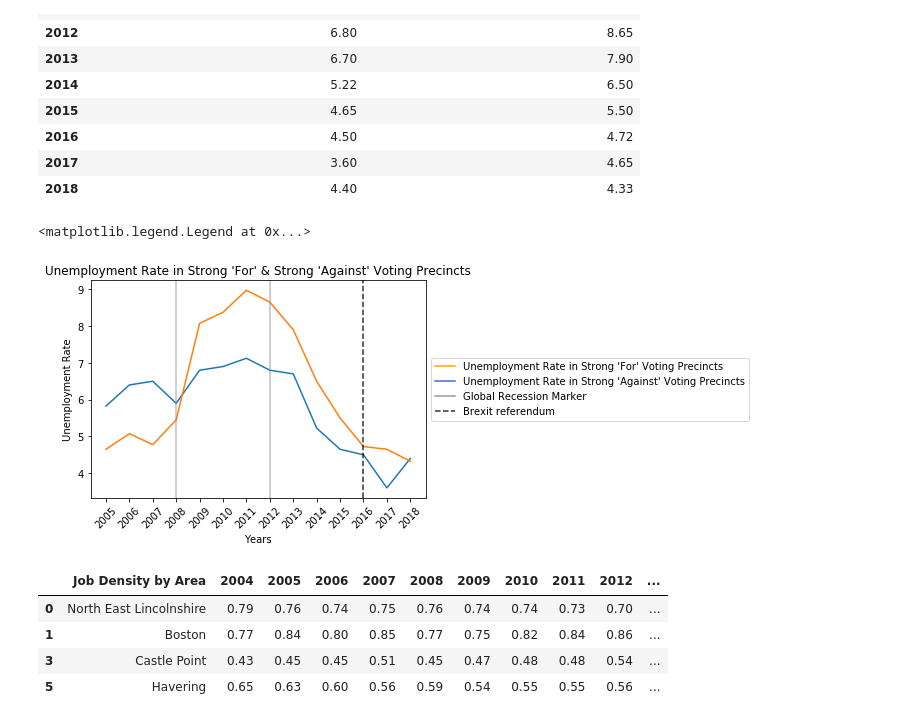
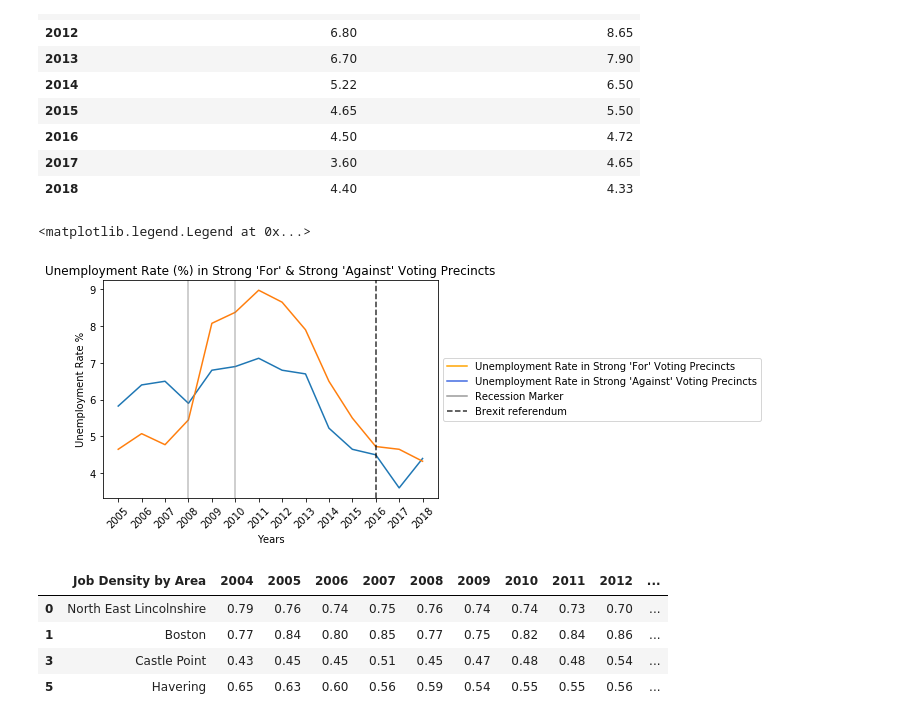
Before and after one commit to harper-data-mind/Project1, a Jupyter notebook: SOLBREXIT.ipynb, the cells around one changed output. Drawn from its saved outputs; the diff is of its cells as text; code cells hidden in the pictures.

```diff
--- a/SOLBREXIT.ipynb
+++ b/SOLBREXIT.ipynb
@@ -303,23 +303,23 @@ unemploymentcomparison_df
 | 2018 | 4.40 | 4.33 |
 # %%
 unemploymentcomparison_df.plot.line()
-plt.title("Unemployment Rate in Strong 'For' & Strong 'Against' Voting Precincts")
+plt.title("Unemployment Rate (%) in Strong 'For' & Strong 'Against' Voting Precincts")
 plt.xlabel('Years')
-plt.ylabel("Unemployment Rate")
+plt.ylabel("Unemployment Rate %")
 plt.tick_params(which='both', labelbottom=True, labelleft=True)
 plt.xticks(np.arange(0, 14, step=1), np.arange(2005, 2019, step=1))
 plt.xticks(rotation=45)
 plt.axvline(x=11, linestyle='dashed', alpha=.8, color="black")
 plt.axvline(x=3, alpha=.5, color="gray")
-plt.axvline(x=7, alpha=.5, color="gray")
-dashed_patch1 = mlines.Line2D([],[],color='gray',alpha=.8, label='Global Recession Marker')
+plt.axvline(x=5, alpha=.5, color="gray")
+dashed_patch1 = mlines.Line2D([],[],color='gray',alpha=.8, label='Recession Marker')
 dashed_patch2 = mlines.Line2D([],[],color='orange', label="Unemployment Rate in Strong 'For' Voting Precincts")
 dashed_patch3 = mlines.Line2D([],[],color='royalblue', label="Unemployment Rate in Strong 'Against' Voting Precincts")
 dashed_patch4 = mlines.Line2D([],[],color='Black',linestyle='dashed',alpha=.8,label='Brexit referendum')
 plt.legend(loc ='center left',bbox_to_anchor=(1, 0.5), handles=[dashed_patch2, dashed_patch3, dashed_patch1,dashed_patch4])
 # %% [output]
 <matplotlib.legend.Legend at 0x...>
-[figure, old version]
+[figure, new version]
 # %%
 jobdensityleave_df=jobsdensity_df.loc[[0,1,3,5], :]
 jobdensityleave_df
```
Also changed, not shown: parts of 2 cells of this notebook.
